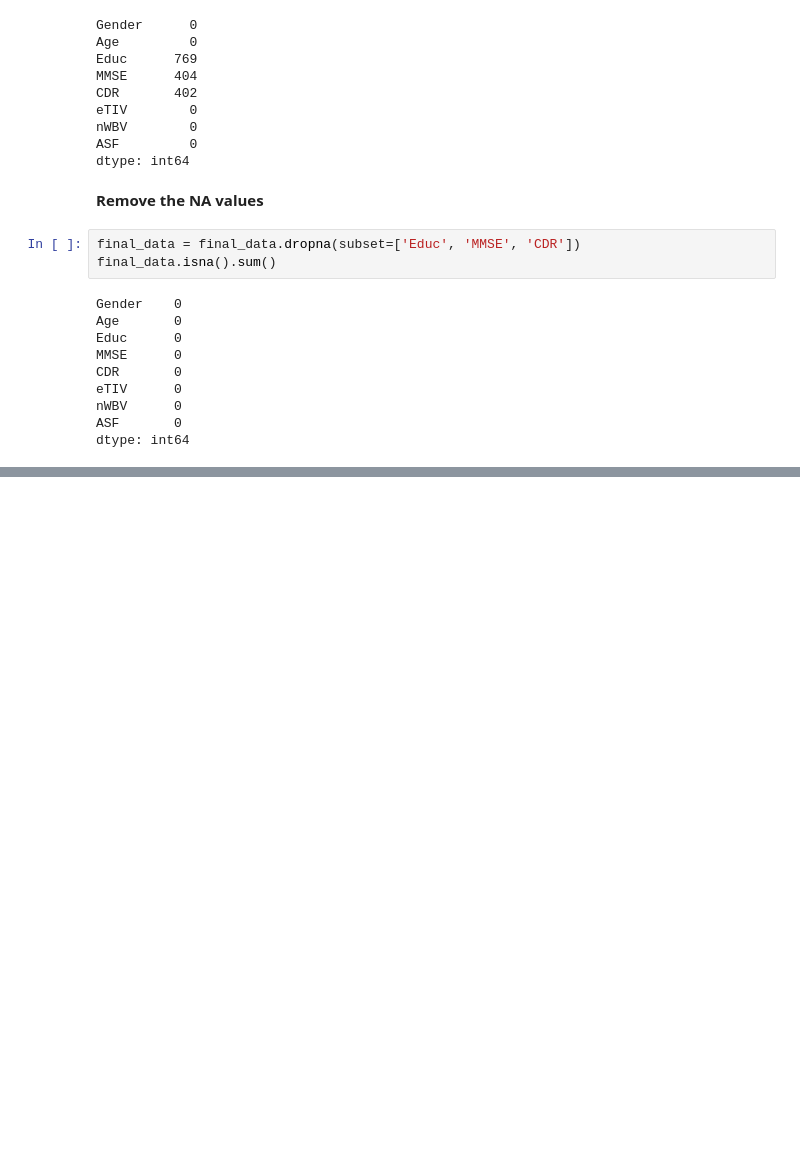
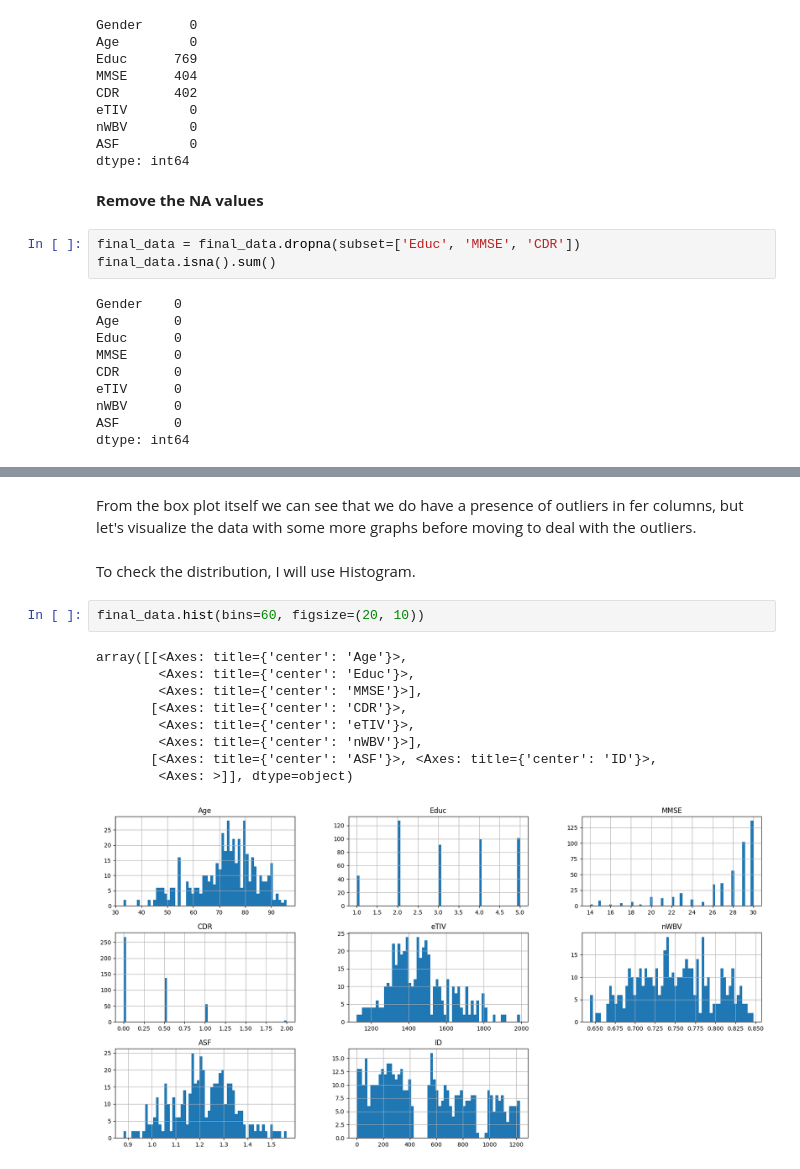
Before and after one commit to Steevei/Alzheimer-Prediction-, a Jupyter notebook: alzheimers-prediction.ipynb, the cells around one changed output, grey strips where cells are left out. Saved outputs shown, nothing was run; the diff lists cells and outputs as text; blank space fills up the shorter version.

```diff
--- a/alzheimers-prediction.ipynb
+++ b/alzheimers-prediction.ipynb
@@ -145,0 +184,16 @@ dtype: int64
+# %% [markdown]
+From the box plot itself we can see that we do have a presence of outliers in fer columns, but let's visualize the data with some more graphs before moving to deal with the outliers.
+# %% [markdown]
+To check the distribution, I will use Histogram.
+# %%
+final_data.hist(bins=60, figsize=(20, 10))
+# %% [output]
+array([[<Axes: title={'center': 'Age'}>,
+        <Axes: title={'center': 'Educ'}>,
+        <Axes: title={'center': 'MMSE'}>],
+       [<Axes: title={'center': 'CDR'}>,
+        <Axes: title={'center': 'eTIV'}>,
+        <Axes: title={'center': 'nWBV'}>],
+       [<Axes: title={'center': 'ASF'}>, <Axes: title={'center': 'ID'}>,
+        <Axes: >]], dtype=object)
+[figure, added]
```
Also changed, not shown: parts of 17 cells of this notebook.
